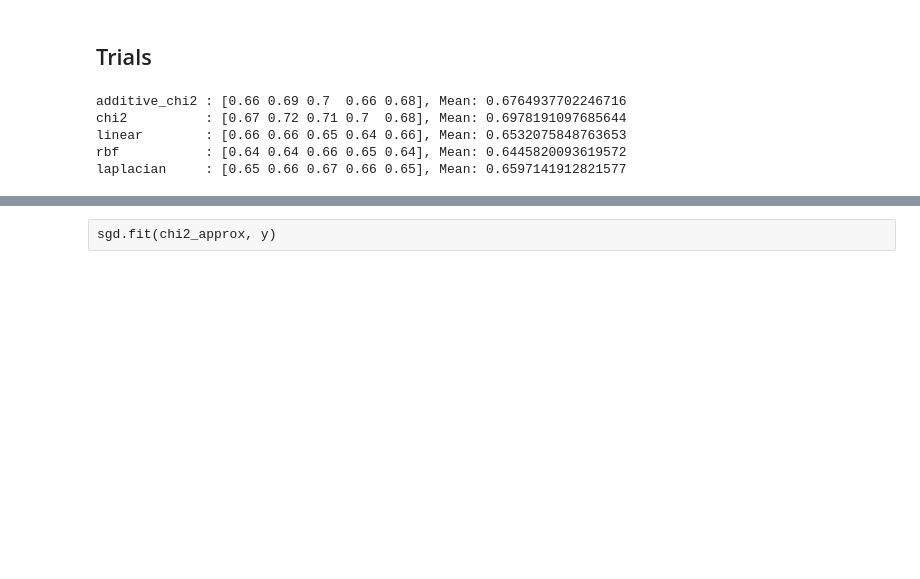
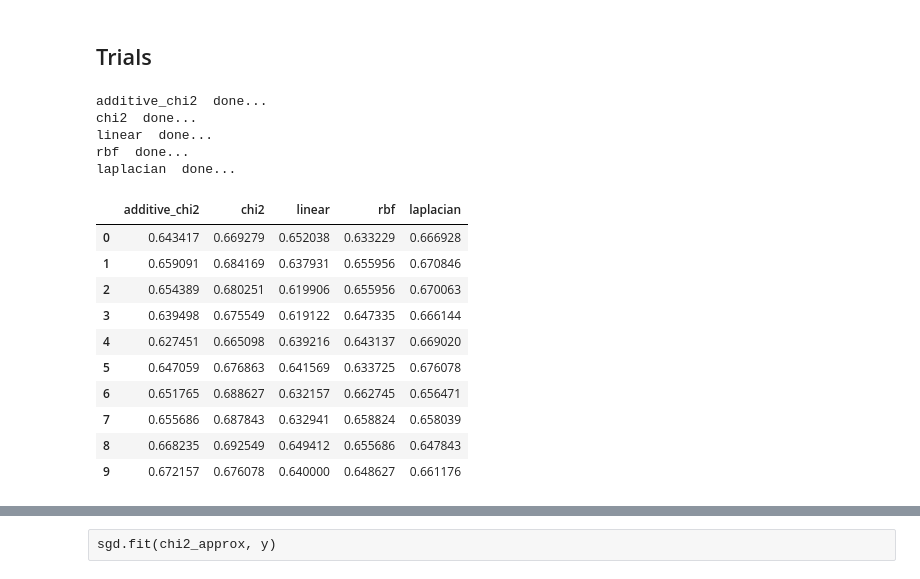
Before and after one commit to lethaiq/SysFake-1, a Jupyter notebook: notebooks/sgd_try.ipynb, the cells around one changed output, grey strips where cells are left out. Cells and saved outputs as stored; diff of their text form; code cells hidden in the pictures; blank space fills up the shorter version.

```diff
--- a/notebooks/sgd_try.ipynb
+++ b/notebooks/sgd_try.ipynb
@@ -75,20 +86,41 @@ def train(clf, x, y, kernel='rbf', scoring=None, verbose=0, **kwargs):
 # %% [markdown]
 ## Trials
 # %%
-np.set_printoptions(precision=2)
+#np.set_printoptions(precision=2)
+sgd = SGDClassifier(loss='log',
+                    penalty='l1',
+                    #early_stopping=True,
+                    #class_weight='balanced',
+                    n_jobs=-1, warm_start=False)
 kernels_to_try = ('additive_chi2', 'chi2', 'linear', 'rbf', 'laplacian')
 scoring = 'recall_weighted'
+folds=10
+df = {}
 for kernel in kernels_to_try:
-    sgd = SGDClassifier(loss='log',
-                    penalty='l1',
-                    #early_stopping=True,
-                    class_weight='balanced',
-                    n_jobs=-1)
-    scores = train(sgd, x, y, kernel=kernel, scoring=scoring)
-    print(f"{kernel.ljust(len(max(kernels_to_try, key=len))+1)!s}: {scores!s}, Mean: {np.mean(scores)!s}")
+    scores = train(sgd,
+                   x, y,
+                   folds=folds,
+                   kernel=kernel,
+                   scoring=scoring)
+    df[kernel] = scores
+    print(kernel, ' done...')
+f_result = f_oneway(*df.values())
+df = pd.DataFrame(df)
+df
 # %% [output]
-additive_chi2 : [0.66 0.69 0.7  0.66 0.68], Mean: 0.6764937702246716
-chi2          : [0.67 0.72 0.71 0.7  0.68], Mean: 0.6978191097685644
-linear        : [0.66 0.66 0.65 0.64 0.66], Mean: 0.6532075848763653
-rbf           : [0.64 0.64 0.66 0.65 0.64], Mean: 0.6445820093619572
-laplacian     : [0.65 0.66 0.67 0.66 0.65], Mean: 0.6597141912821577
+additive_chi2  done...
+chi2  done...
+linear  done...
+rbf  done...
+laplacian  done...
+|  | additive_chi2 | chi2 | linear | rbf | laplacian |
+| 0 | 0.643417 | 0.669279 | 0.652038 | 0.633229 | 0.666928 |
+| 1 | 0.659091 | 0.684169 | 0.637931 | 0.655956 | 0.670846 |
+| 2 | 0.654389 | 0.680251 | 0.619906 | 0.655956 | 0.670063 |
+| 3 | 0.639498 | 0.675549 | 0.619122 | 0.647335 | 0.666144 |
+| 4 | 0.627451 | 0.665098 | 0.639216 | 0.643137 | 0.669020 |
+| 5 | 0.647059 | 0.676863 | 0.641569 | 0.633725 | 0.676078 |
+| 6 | 0.651765 | 0.688627 | 0.632157 | 0.662745 | 0.656471 |
+| 7 | 0.655686 | 0.687843 | 0.632941 | 0.658824 | 0.658039 |
+| 8 | 0.668235 | 0.692549 | 0.649412 | 0.655686 | 0.647843 |
+| 9 | 0.672157 | 0.676078 | 0.640000 | 0.648627 | 0.661176 |
```
Also changed, not shown: parts of 14 cells of this notebook.
